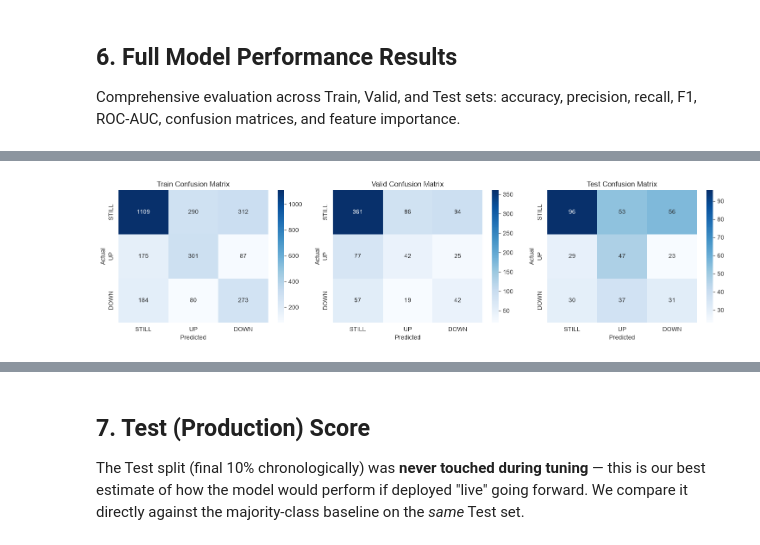
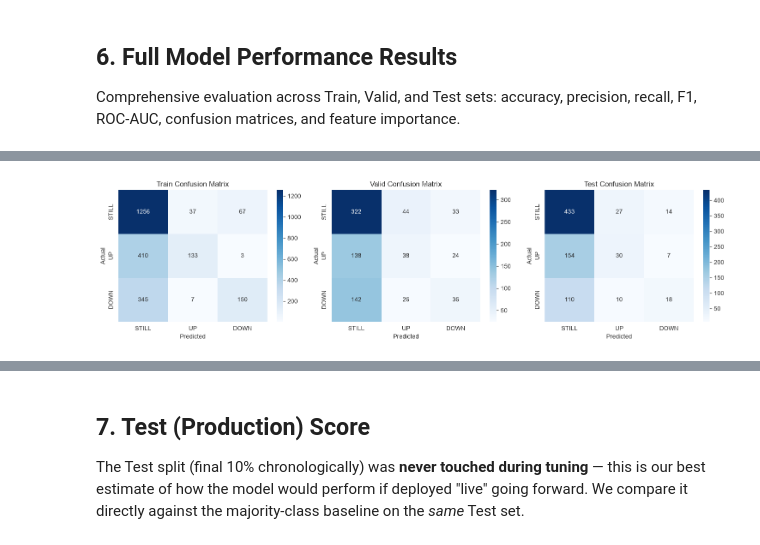
Before and after one commit to kyle-bdvl/PutraTradeML, a Jupyter notebook: notebooks/maybank_xgboost_prediction_multiclassifier.ipynb, the cells around one changed output, grey strips where cells are left out. Cells and saved outputs as stored; diff of their text form; code cells hidden in the pictures.

```diff
--- a/notebooks/maybank_xgboost_prediction_multiclassifier.ipynb
+++ b/notebooks/maybank_xgboost_prediction_multiclassifier.ipynb
@@ -341,8 +352,8 @@ Name: proportion, dtype: float64
 We re-derive the split on the **post-NaN-drop** dataset using the same 70/20/10 chronological logic, since dropping warm-up rows shifts the usable date range slightly.
 # %%
 n_final = len(dataset)
-train_end = int(n_final * 0.7)
-valid_end = int(n_final * 0.9)
+train_end = int(n_final * 0.6)
+valid_end = int(n_final * 0.8)
 
 train_df = dataset.iloc[:train_end]
 valid_df = dataset.iloc[train_end:valid_end]
@@ -562,0 +552,25 @@ Final model trained with tuned hyperparameters and balanced sample weights.
+# %%
+# --- Refit Final Model with Best Parameters & Find Best Trees ---
+final_model = XGBClassifier(
+    objective="multi:softprob",
+    num_class=3,
+    eval_metric="mlogloss",
+    random_state=RANDOM_STATE,
+    n_jobs=-1,
+    n_estimators=MAX_ESTIMATORS,
+    early_stopping_rounds=EARLY_STOPPING_ROUNDS,
+    **best_params,
+)
+
+final_model.fit(
+    X_train,
+    y_train,
+    sample_weight=sample_weights_train,
+    eval_set=[(X_valid, y_valid)],
+    sample_weight_eval_set=[sample_weights_valid],
+    verbose=False,
+)
+
+best_n_estimators = getattr(final_model, "best_iteration", MAX_ESTIMATORS)
+print("Final model refit complete.")
+print(f"Optimal boosting rounds (trees): {best_n_estimators}")
@@ -636,30 +685,33 @@ results_summary.round(4)
 # %%
+CLASS_LABELS = [0,1,2]
+CLASS_NAMES = [LABEL_NAMES[i] for i in CLASS_LABELS]
+
 fig, axes = plt.subplots(1, 3, figsize=(15, 4))
 for ax, (name, y_true, pred) in zip(
     axes,
     [
         ("Train", y_train, train_pred),
         ("Valid", y_valid, valid_pred),
         ("Test", y_test, test_pred),
     ],
 ):
     cm = confusion_matrix(y_true, pred, labels=CLASS_LABELS)
     sns.heatmap(
         cm,
         annot=True,
         fmt="d",
         cmap="Blues",
         ax=ax,
         xticklabels=CLASS_NAMES,
         yticklabels=CLASS_NAMES,
     )
     ax.set_title(f"{name} Confusion Matrix")
     ax.set_xlabel("Predicted")
     ax.set_ylabel("Actual")
 plt.tight_layout()
 plt.show()
 # %% [output]
-[figure, old version]
+[figure, new version]
 # %%
 print("=== TRAIN classification report ===")
 print(
```
Also changed, not shown: parts of 22 cells of this notebook, 2 other files.
